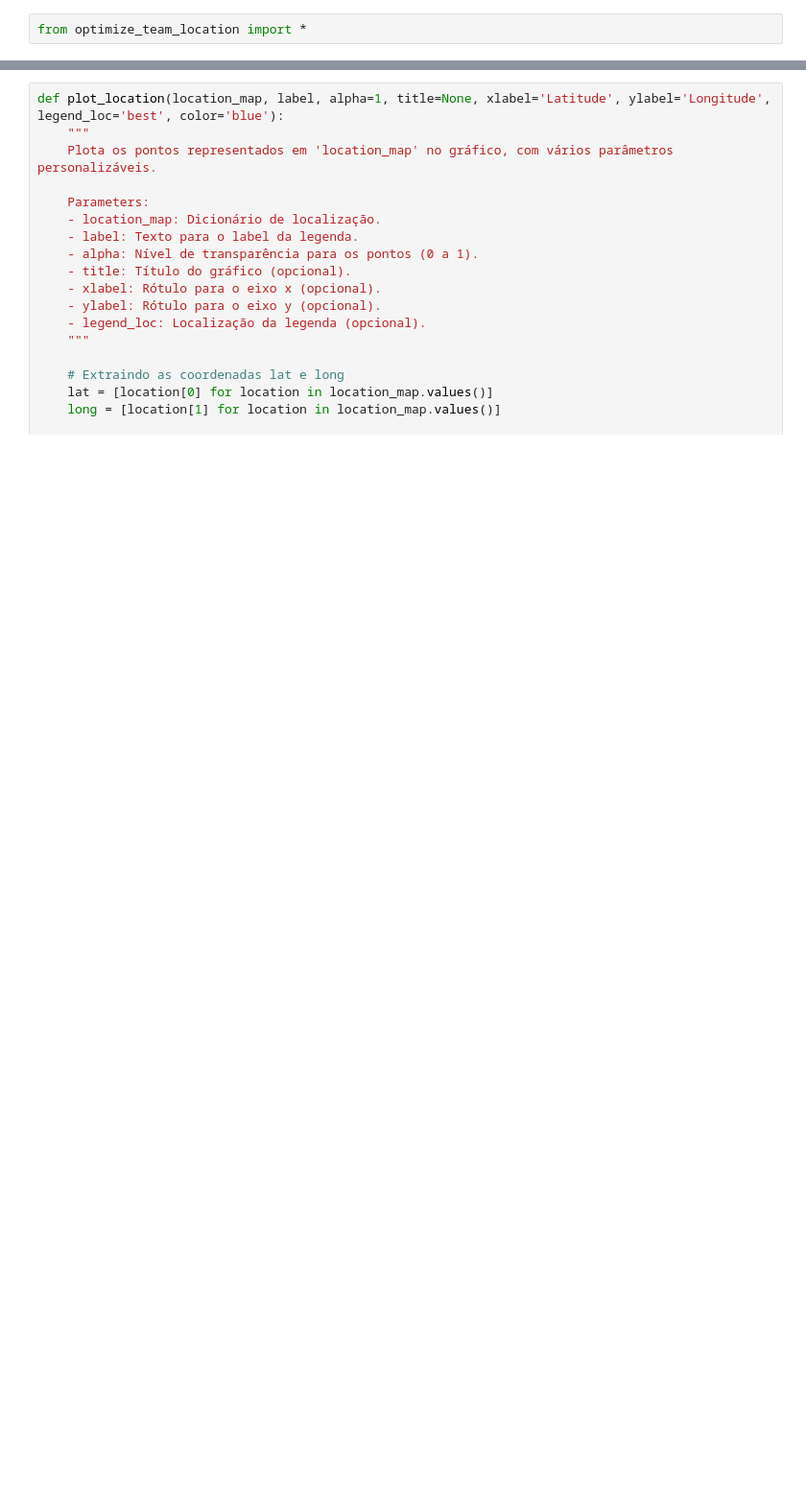
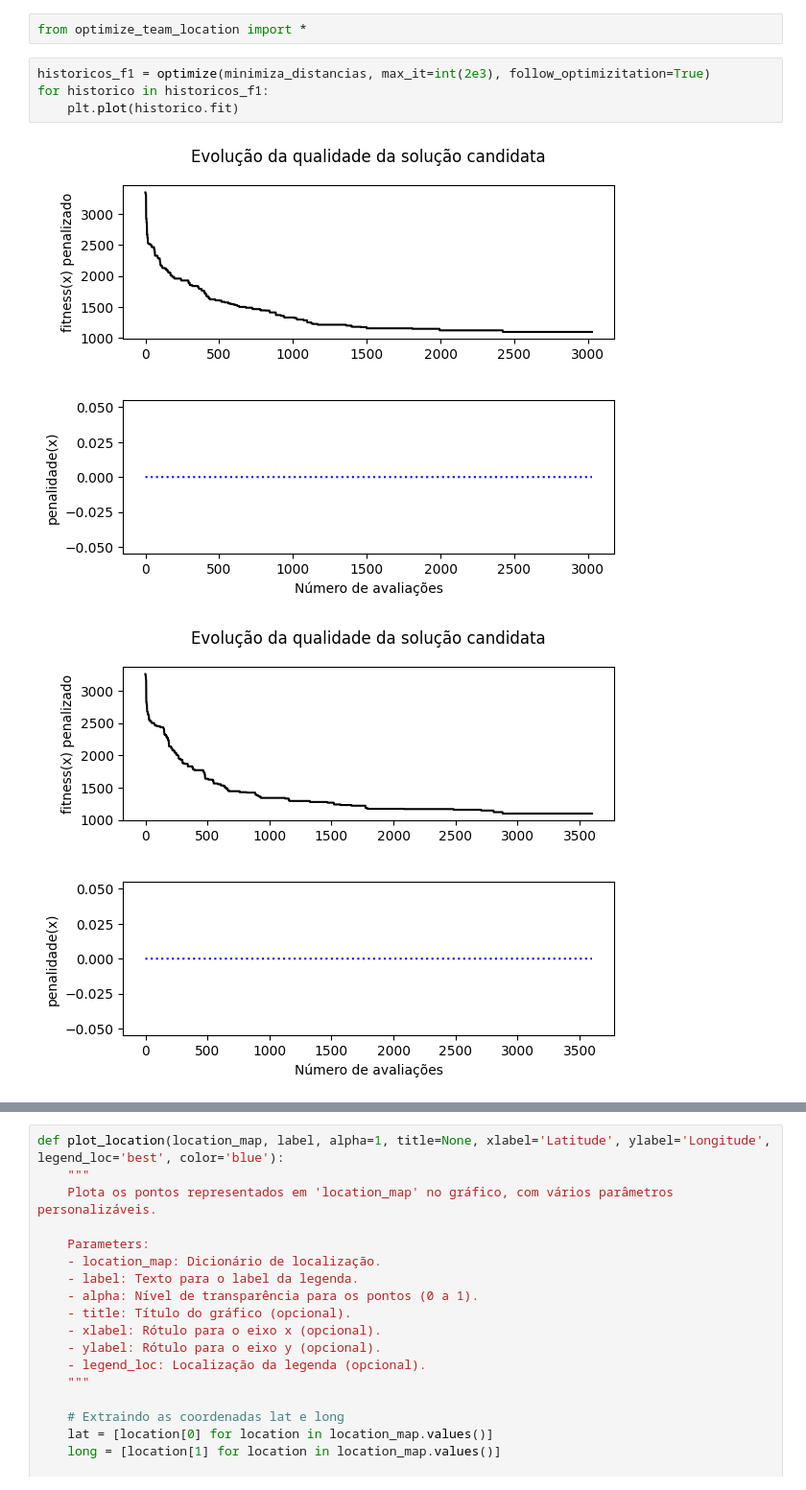
Before and after one commit to MatheusCascalho/teoria_decisao, a Jupyter notebook: rascunho_2.ipynb, the cells around one changed output, grey strips where cells are left out. Shown: that part at 96% size. Drawn from its saved outputs; the diff is of its cells as text; blank space fills up the shorter version.

```diff
--- a/rascunho_2.ipynb
+++ b/rascunho_2.ipynb
@@ -1,2 +1,9 @@
 # %%
 from optimize_team_location import *
+# %%
+historicos_f1 = optimize(minimiza_distancias, max_it=int(2e3), follow_optimizitation=True)
+for historico in historicos_f1:
+    plt.plot(historico.fit)
+# %% [output]
+[figure, added]
+[figure, added]
```
Also changed, not shown: parts of 28 cells of this notebook.
